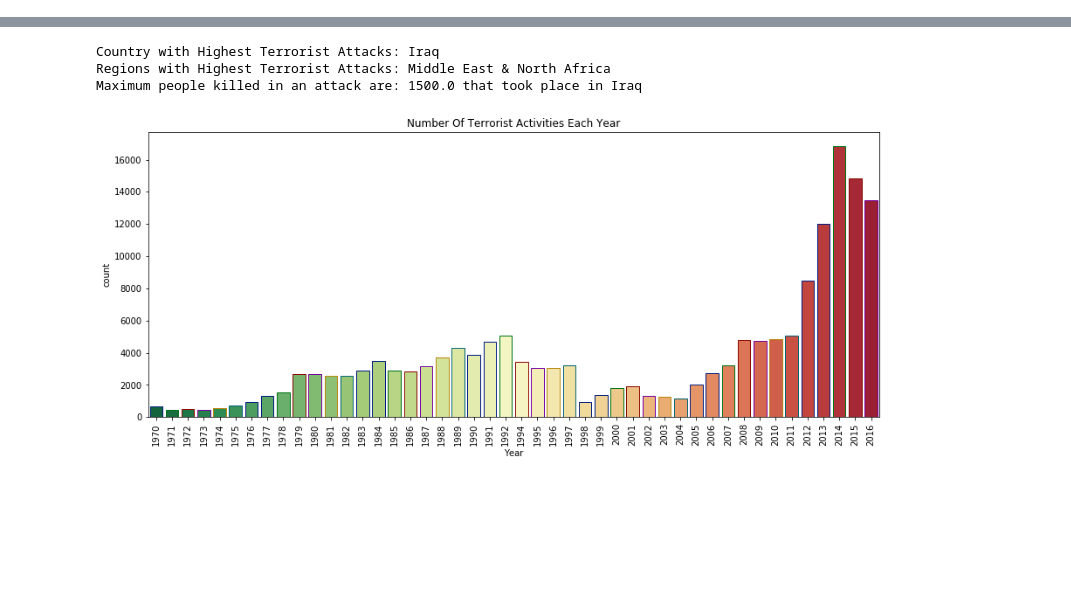
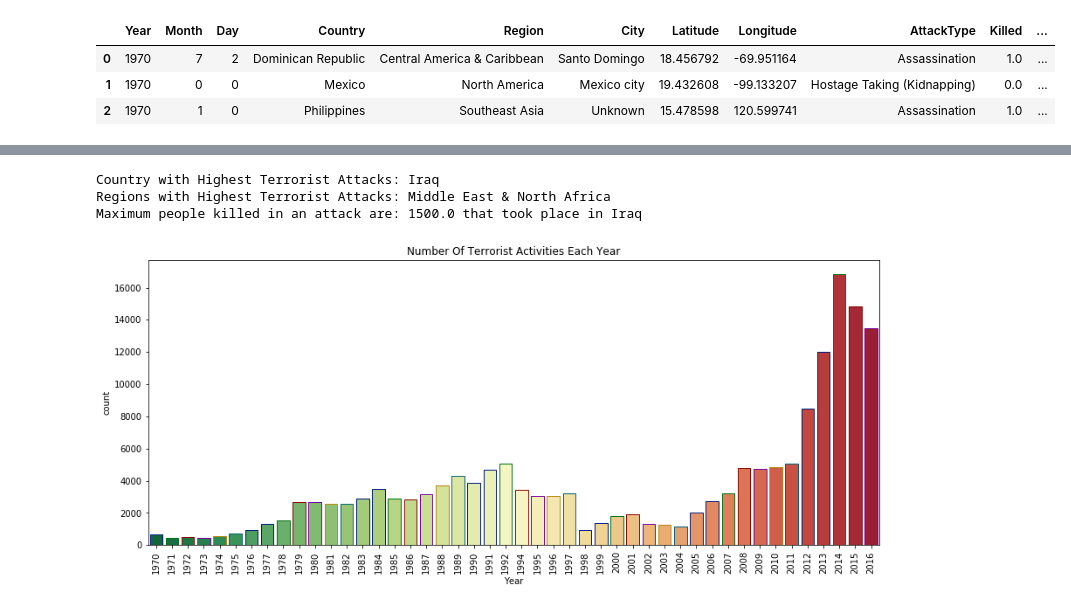
Before and after one commit to joraniedemagit/info-vis, a Jupyter notebook: Data Preprocessing.ipynb, the cells around one changed output, grey strips where cells are left out. Saved outputs shown, nothing was run; the diff lists cells and outputs as text; code cells hidden in the pictures; blank space fills up the shorter version.

```diff
--- a/Data Preprocessing.ipynb
+++ b/Data Preprocessing.ipynb
@@ -31,3 +19,38 @@ terror.head(5)
+# %%
+# add country code for each record
+name_map = {
+    "Venezuela": "VEN",
+    "West Germany (FRG)": "DEU",
+    "East Germany (GDR)": "DEU",
+    "Iran": "IRN",
+    "Bolivia": "BOL",
+    "South Yemen": "YEM",
+    "North Yemen": "YEM",
+    "Democratic Republic of the Congo": "COD",
+    "People's Republic of the Congo": "COD",
+    "Syria": "SYR",
+    "Russia": "RUS",
+    "South Korea": "KOR",
+    "Rhodesia": "ZWE",
+    "Taiwan": "TWN",
+    "Tanzania": "TZA"
+}
+
+mapping = {country.name: country.alpha_3 for country in pycountry.countries}
+
+def get_cc(name):
+    if name in name_map:
+        return name_map[name]
+    return mapping.get(name, None)
+
+
+terror['CountryCode'] = terror['Country'].apply(lambda country: get_cc(country))
+terror.head(3)
+# %% [output]
+|  | Year | Month | Day | Country | Region | City | Latitude | Longitude | AttackType | Killed | ... |
+| 0 | 1970 | 7 | 2 | Dominican Republic | Central America & Caribbean | Santo Domingo | 18.456792 | -69.951164 | Assassination | 1.0 | ... |
+| 1 | 1970 | 0 | 0 | Mexico | North America | Mexico city | 19.432608 | -99.133207 | Hostage Taking (Kidnapping) | 0.0 | ... |
+| 2 | 1970 | 1 | 0 | Philippines | Southeast Asia | Unknown | 15.478598 | 120.599741 | Assassination | 1.0 | ... |
 # %%
 terror.isnull().sum()
 # %% [output]
```
Also changed, not shown: parts of 4 cells of this notebook, 6 other files.
